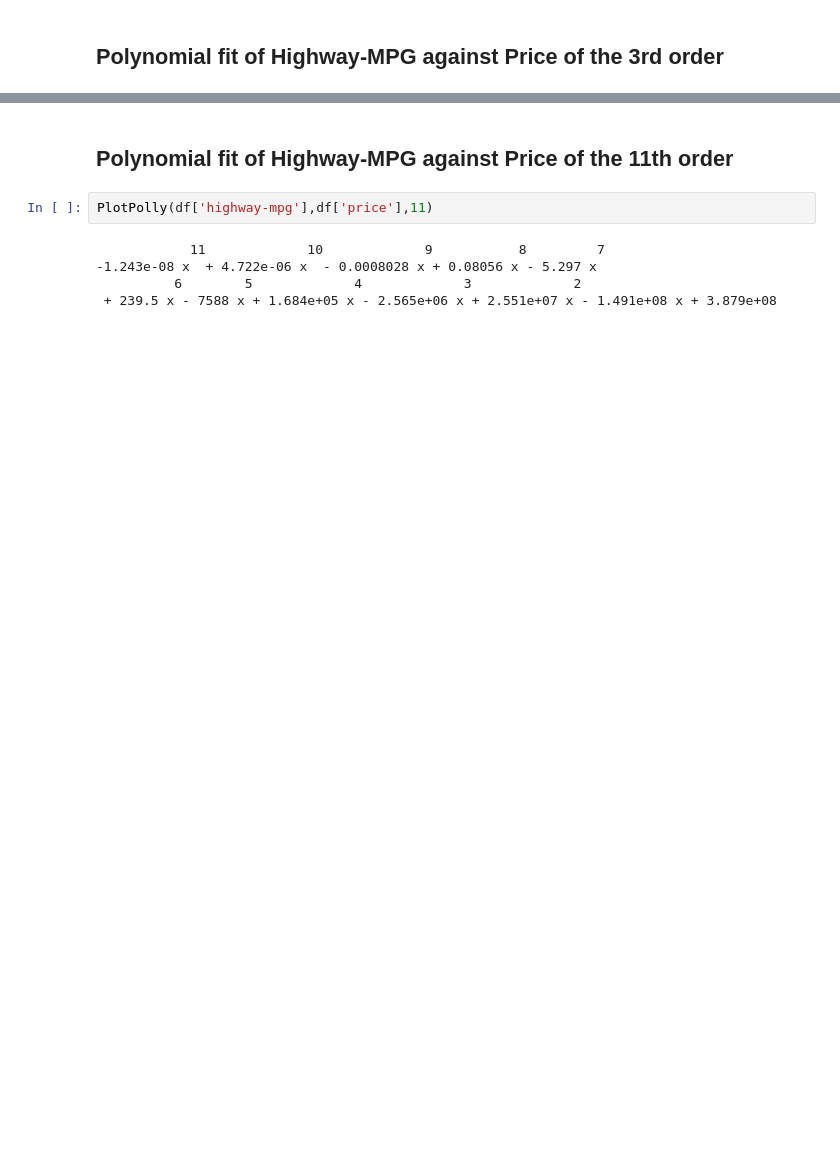
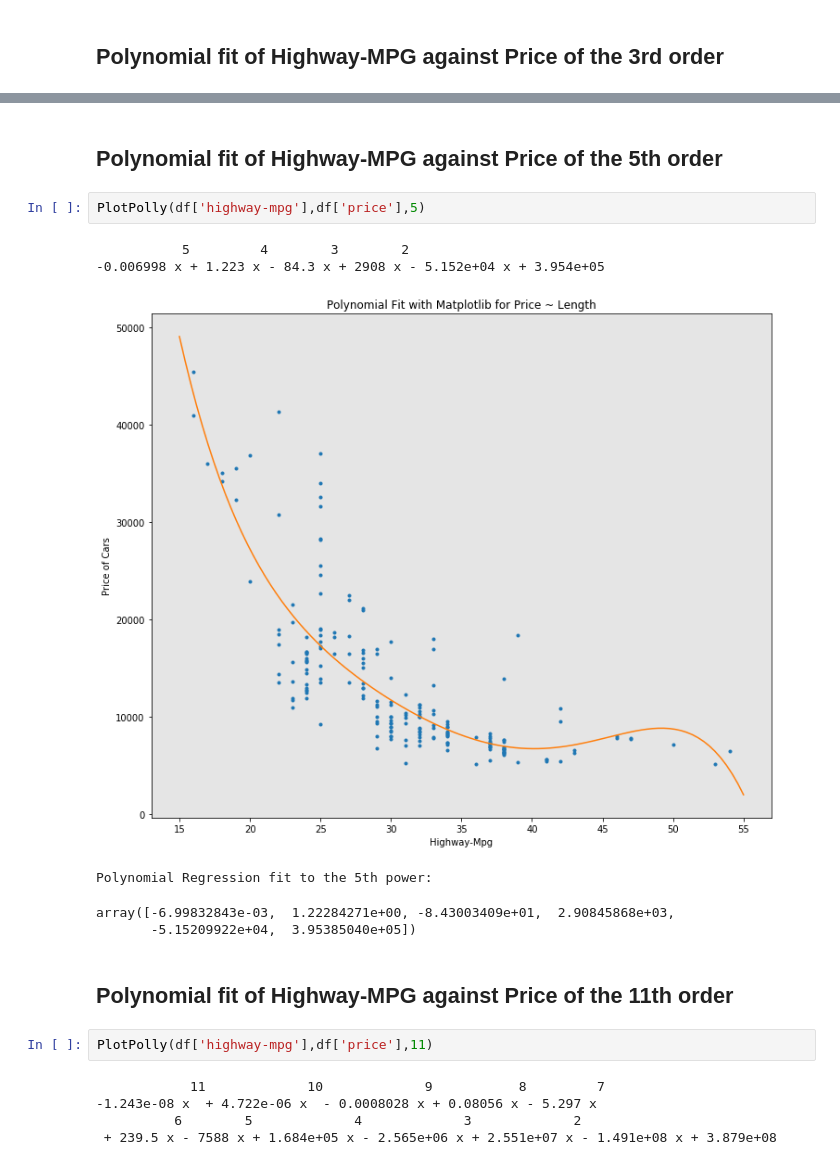
Before and after one commit to sdman135/Cars-project, a Jupyter notebook: Untitled.ipynb, the cells around one changed output, grey strips where cells are left out. Cells and saved outputs as stored; diff of their text form; blank space fills up the shorter version.

```diff
--- a/Untitled.ipynb
+++ b/Untitled.ipynb
@@ -273,3 +293,14 @@ array([-1.55663829e+00,  2.04754306e+02, -8.96543312e+03,  1.37923594e+05])
+# %% [markdown]
+## Polynomial fit of Highway-MPG against Price of the 5th order
+# %%
+PlotPolly(df['highway-mpg'],df['price'],5)
+# %% [output]
+           5         4        3        2
+-0.006998 x + 1.223 x - 84.3 x + 2908 x - 5.152e+04 x + 3.954e+05
+[figure, added]
+Polynomial Regression fit to the 5th power:
+array([-6.99832843e-03,  1.22284271e+00, -8.43003409e+01,  2.90845868e+03,
+       -5.15209922e+04,  3.95385040e+05])
 # %% [markdown]
 ## Polynomial fit of Highway-MPG against Price of the 11th order
 # %%
```
Also changed, not shown: parts of 6 cells of this notebook.
